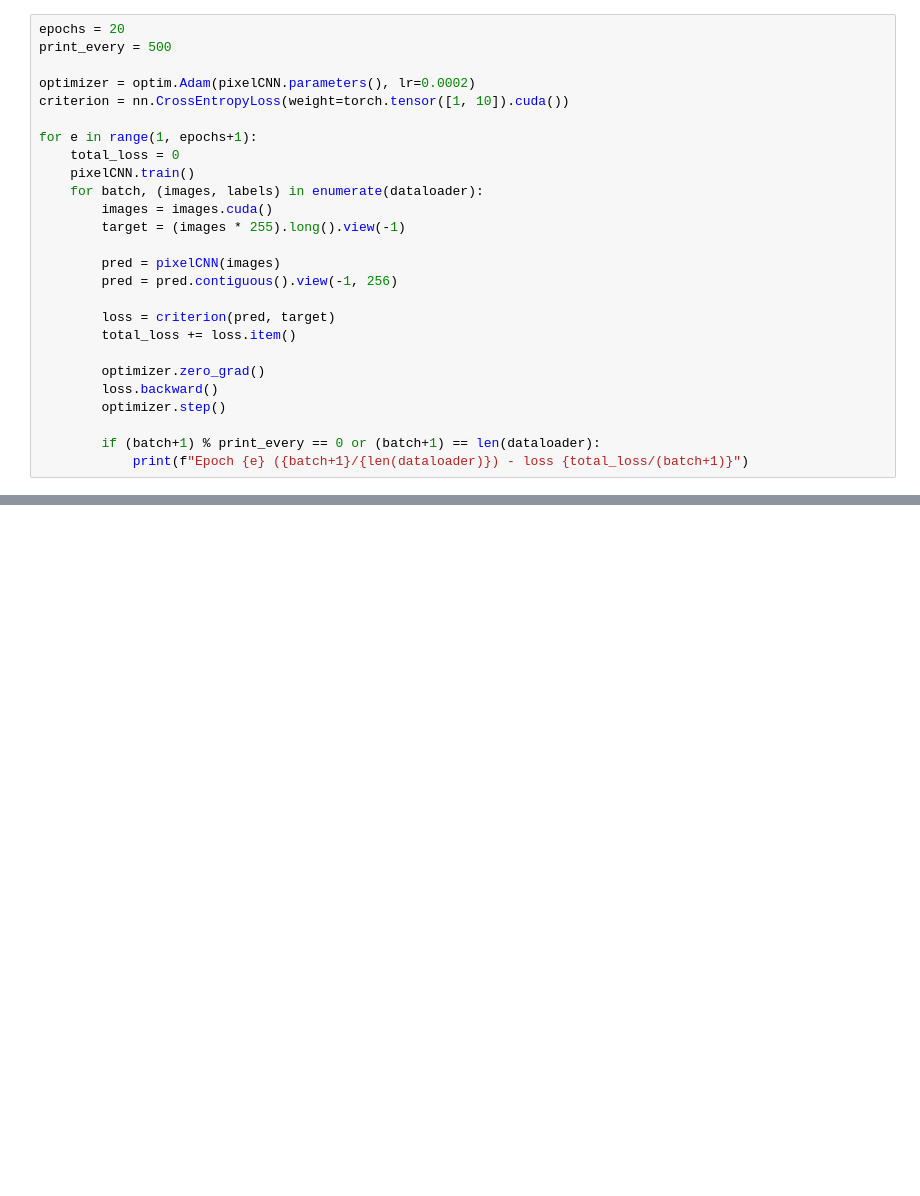
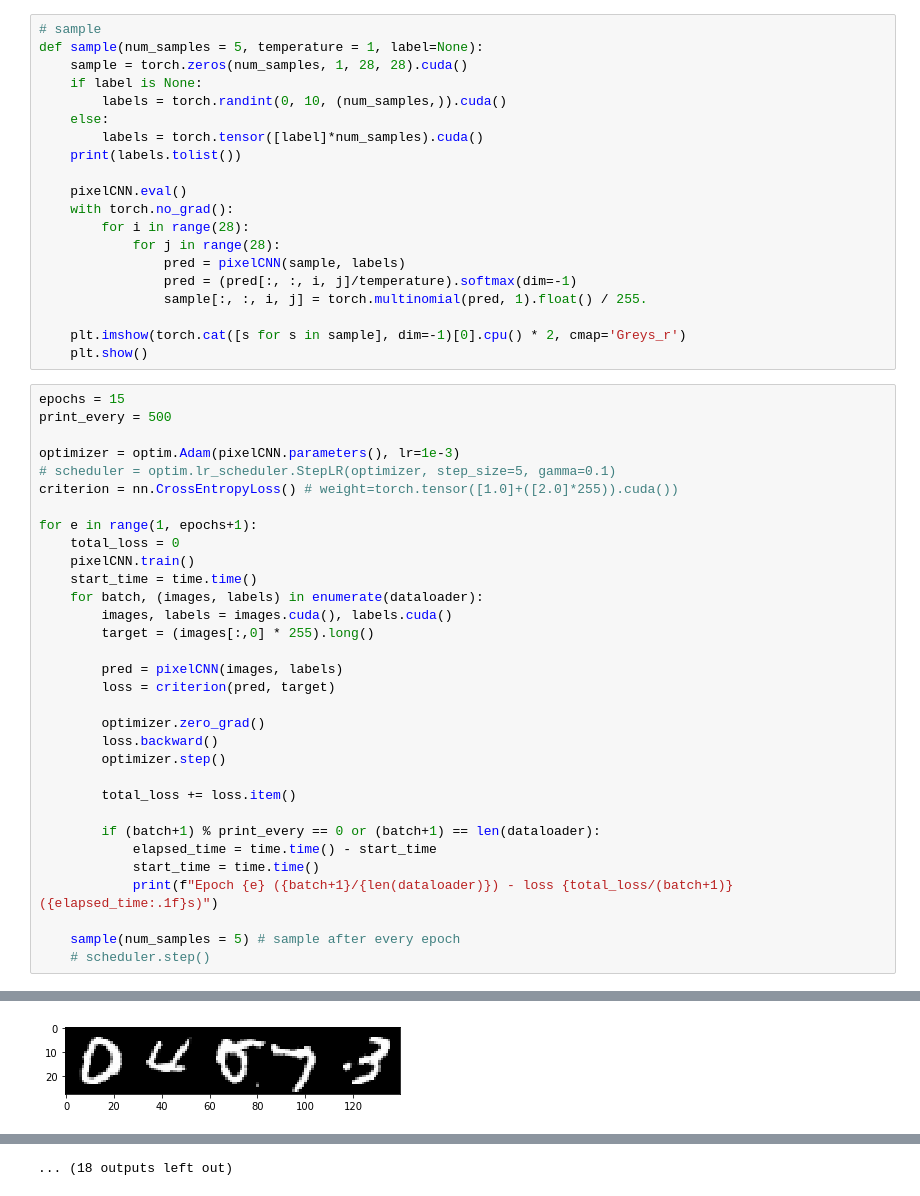
Before and after one commit to pabloppp/Machine-Learning-Lab, a Jupyter notebook: pixelcnn/pixelcnn.ipynb, the cells around one changed output, grey strips where cells are left out. Drawn from its saved outputs; the diff is of its cells as text; blank space fills up the shorter version.

```diff
--- a/pixelcnn/pixelcnn.ipynb
+++ b/pixelcnn/pixelcnn.ipynb
@@ -73,29 +115,55 @@ PixelCNN(
   )
 )
+# %%
+# sample
+def sample(num_samples = 5, temperature = 1, label=None):
+    sample = torch.zeros(num_samples, 1, 28, 28).cuda()
+    if label is None:
+        labels = torch.randint(0, 10, (num_samples,)).cuda()
+    else:
+        labels = torch.tensor([label]*num_samples).cuda()
+    print(labels.tolist())
+
+    pixelCNN.eval()
+    with torch.no_grad():
+        for i in range(28):
+            for j in range(28):
+                pred = pixelCNN(sample, labels)
+                pred = (pred[:, :, i, j]/temperature).softmax(dim=-1)
+                sample[:, :, i, j] = torch.multinomial(pred, 1).float() / 255.
+
+    plt.imshow(torch.cat([s for s in sample], dim=-1)[0].cpu() * 2, cmap='Greys_r')
+    plt.show()
 # %%
-epochs = 20
+epochs = 15
 print_every = 500
 
-optimizer = optim.Adam(pixelCNN.parameters(), lr=0.0002)
-criterion = nn.CrossEntropyLoss(weight=torch.tensor([1, 10]).cuda())
+optimizer = optim.Adam(pixelCNN.parameters(), lr=1e-3)
+# scheduler = optim.lr_scheduler.StepLR(optimizer, step_size=5, gamma=0.1)
+criterion = nn.CrossEntropyLoss() # weight=torch.tensor([1.0]+([2.0]*255)).cuda())
 
 for e in range(1, epochs+1):
     total_loss = 0
     pixelCNN.train()
+    start_time = time.time()
     for batch, (images, labels) in enumerate(dataloader):
-        images = images.cuda()
-        target = (images * 255).long().view(-1)
+        images, labels = images.cuda(), labels.cuda()
+        target = (images[:,0] * 255).long()
 
-        pred = pixelCNN(images)
-        pred = pred.contiguous().view(-1, 256)
-
+        pred = pixelCNN(images, labels)
         loss = criterion(pred, target)
-        total_loss += loss.item()
 
         optimizer.zero_grad()
         loss.backward()
         optimizer.step()
 
+        total_loss += loss.item()
+
         if (batch+1) % print_every == 0 or (batch+1) == len(dataloader):
-            print(f"Epoch {e} ({batch+1}/{len(dataloader)}) - loss {total_loss/(batch+1)}")
+            elapsed_time = time.time() - start_time
+            start_time = time.time()
+            print(f"Epoch {e} ({batch+1}/{len(dataloader)}) - loss {total_loss/(batch+1)} ({elapsed_time:.1f}s)")
+
+    sample(num_samples = 5) # sample after every epoch
+    # scheduler.step()
 # %% [output]
@@ -118,0 +172 @@ Epoch 7 (3750/3750) - loss 0.7593757637023926
+[figure, added]
@@ -119,3 +188,4 @@ Epoch 7 (3750/3750) - loss 0.7593757637023926
+... (18 outputs left out)
 # %%
 # check generation
 images, labels = next(iter(dataloader))
```
Also changed, not shown: parts of 17 cells of this notebook.
